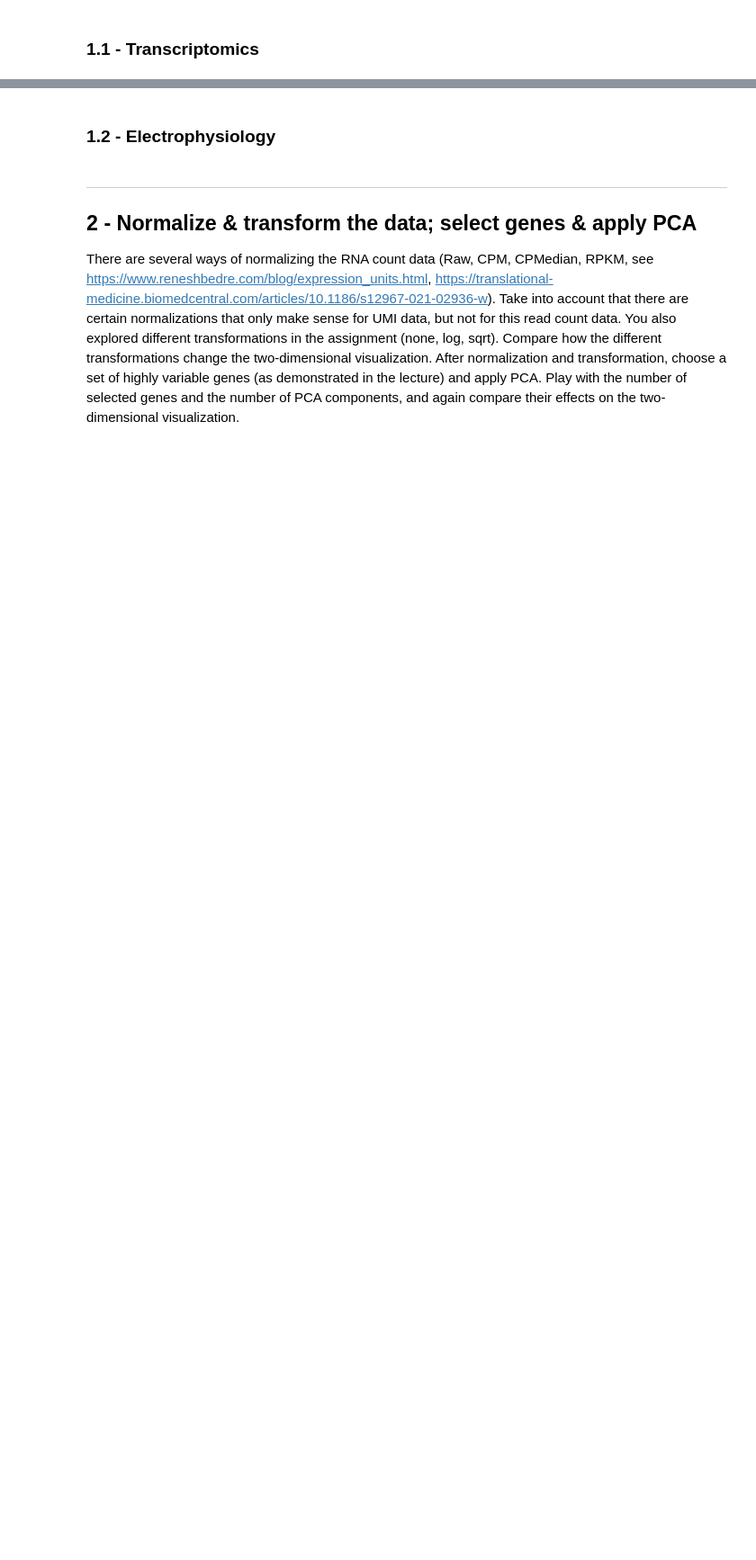
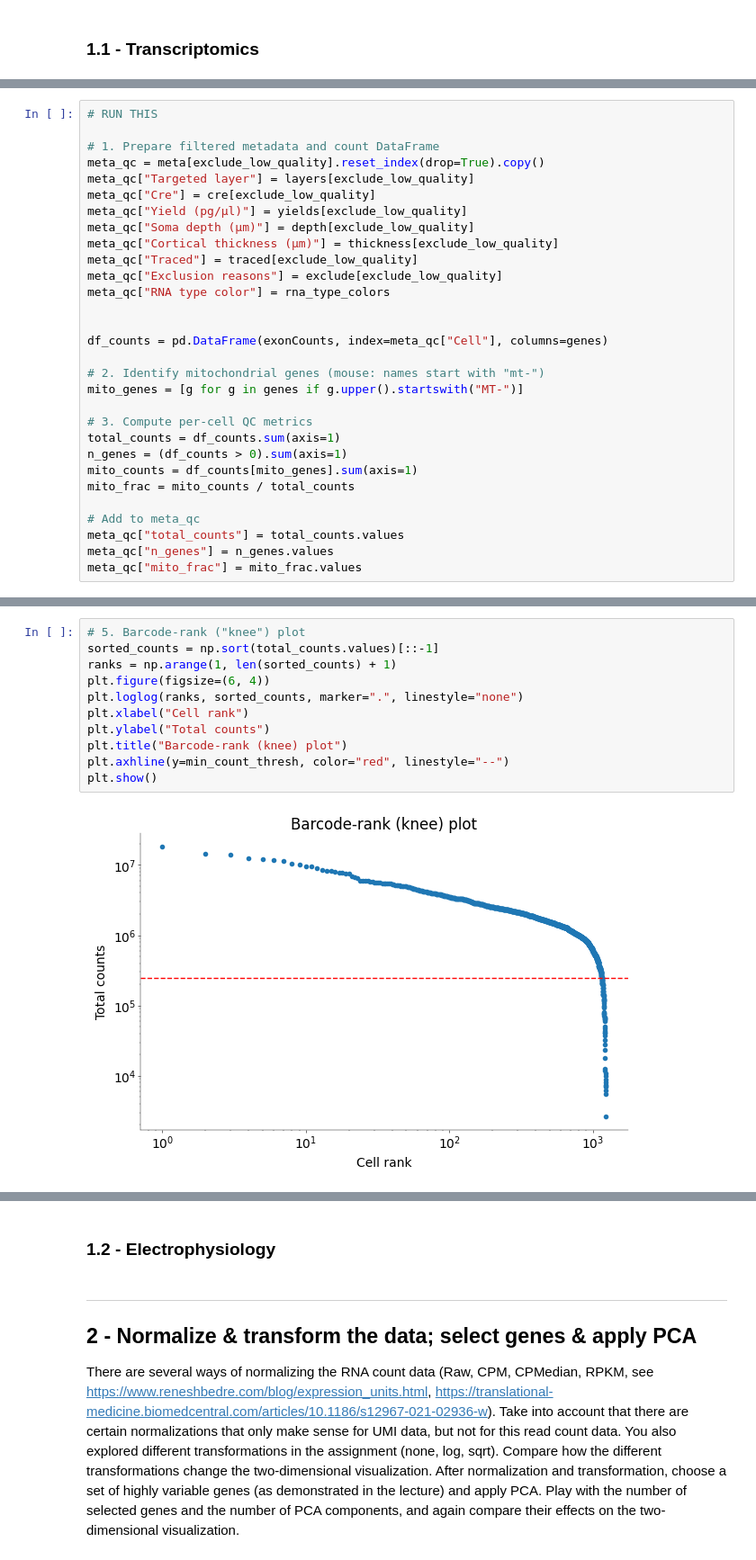
Before and after one commit to m-abbas-ansari/Neural-Data-Science-25, a Jupyter notebook: Project/notebooks/practical03 - Solved.ipynb, the cells around one changed output, grey strips where cells are left out. Shown at 90% size. Drawn from its saved outputs; the diff is of its cells as text; blank space fills up the shorter version.

```diff
--- a/Project/notebooks/practical03 - Solved.ipynb
+++ b/Project/notebooks/practical03 - Solved.ipynb
@@ -492,0 +287,30 @@ plt.show()
+# %%
+# RUN THIS
+
+# 1. Prepare filtered metadata and count DataFrame
+meta_qc = meta[exclude_low_quality].reset_index(drop=True).copy()
+meta_qc["Targeted layer"] = layers[exclude_low_quality]
+meta_qc["Cre"] = cre[exclude_low_quality]
+meta_qc["Yield (pg/µl)"] = yields[exclude_low_quality]
+meta_qc["Soma depth (µm)"] = depth[exclude_low_quality]
+meta_qc["Cortical thickness (µm)"] = thickness[exclude_low_quality]
+meta_qc["Traced"] = traced[exclude_low_quality]
+meta_qc["Exclusion reasons"] = exclude[exclude_low_quality]
+meta_qc["RNA type color"] = rna_type_colors
+
+
+df_counts = pd.DataFrame(exonCounts, index=meta_qc["Cell"], columns=genes)
+
+# 2. Identify mitochondrial genes (mouse: names start with "mt-")
+mito_genes = [g for g in genes if g.upper().startswith("MT-")]
+
+# 3. Compute per-cell QC metrics
+total_counts = df_counts.sum(axis=1)
+n_genes = (df_counts > 0).sum(axis=1)
+mito_counts = df_counts[mito_genes].sum(axis=1)
+mito_frac = mito_counts / total_counts
+
+# Add to meta_qc
+meta_qc["total_counts"] = total_counts.values
+meta_qc["n_genes"] = n_genes.values
+meta_qc["mito_frac"] = mito_frac.values
@@ -492,0 +380,13 @@ plt.show()
+# %%
+# 5. Barcode‐rank ("knee") plot
+sorted_counts = np.sort(total_counts.values)[::-1]
+ranks = np.arange(1, len(sorted_counts) + 1)
+plt.figure(figsize=(6, 4))
+plt.loglog(ranks, sorted_counts, marker=".", linestyle="none")
+plt.xlabel("Cell rank")
+plt.ylabel("Total counts")
+plt.title("Barcode‐rank (knee) plot")
+plt.axhline(y=min_count_thresh, color="red", linestyle="--")
+plt.show()
+# %% [output]
+[figure, added]
```
Also changed, not shown: parts of 38 cells of this notebook, 8 other files.
